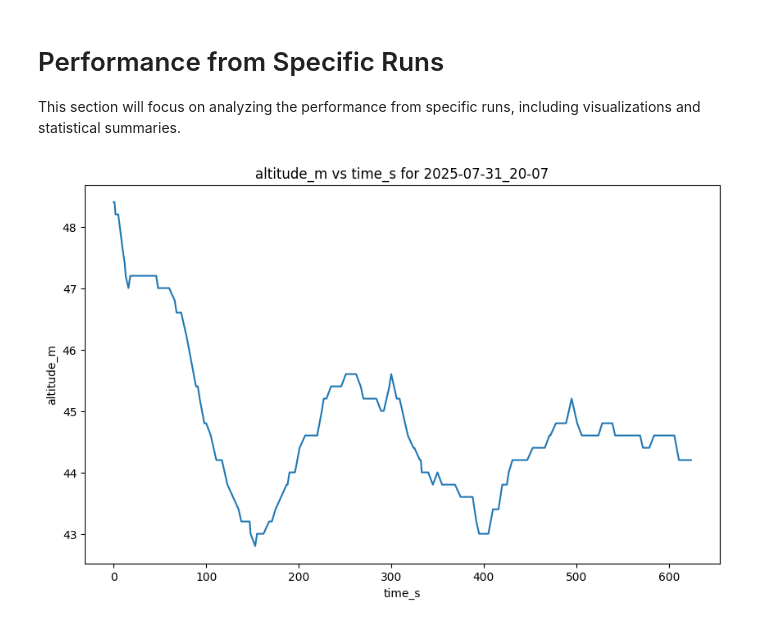
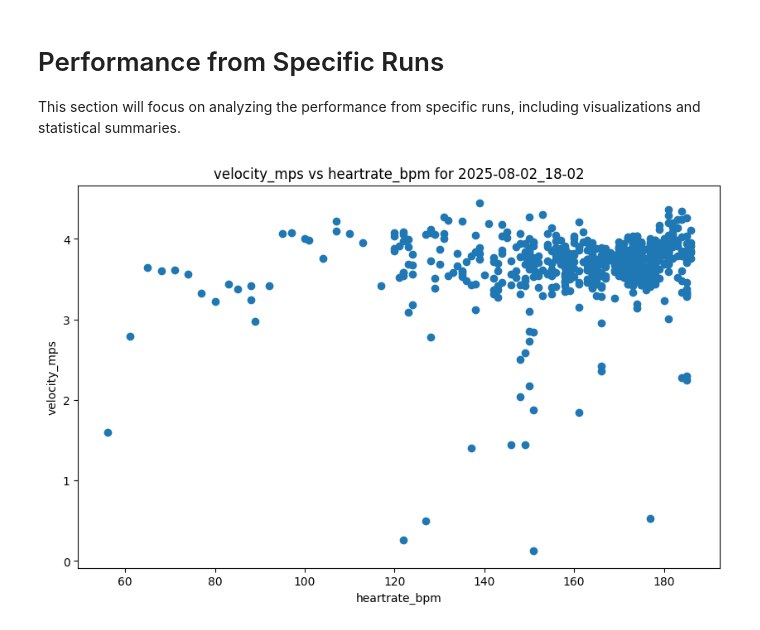
Before and after one commit to rei289/Marathon-Simulation, a Jupyter notebook: DataAnalysis.ipynb, the cells around one changed output. Cells and saved outputs as stored; diff of their text form; code cells hidden in the pictures.

```diff
--- a/DataAnalysis.ipynb
+++ b/DataAnalysis.ipynb
@@ -50,32 +50,42 @@ Text(0, 0.5, 'average_speed')
 This section will focus on analyzing the performance from specific runs, including visualizations and statistical summaries.
 # %%
 # date to analyze
-date = "2025-07-31"
+date = "2025-08-02"
 
-x = "time_s"
-y = "altitude_m"
+x = "heartrate_bpm"
+y = "velocity_mps"
+
+# x = "cadence_rpm"
+# x = "grade_percent"
+# x = "time_s"
+# y = "altitude_m"
+# y = "heartrate_bpm"
 # y = "cadence_rpm"
 
 # x_list = []
 # y_list = []
 
 # loop through all folders in the output folder
 for folder_name in os.listdir(output_folder):
     if date in folder_name:
         # first read the csv file
         csv_file_path = os.path.join(output_folder, folder_name, f"{folder_name}_streams.csv")
         data = pd.read_csv(csv_file_path)
 
+        # only look at when we are moving
+        data = data[data["moving"] == True]
+
         # get the time and cadence columns
         x_data = data[x]
         y_data = data[y]
 
         # plot this data
         plt.figure(figsize=(10, 6))
-        plt.plot(x_data, y_data, label=folder_name)
+        plt.scatter(x_data, y_data, label=folder_name)
+        # plt.plot(x_data, y_data, label=folder_name)
         plt.xlabel(x)
         plt.ylabel(y)
         plt.title(f"{y} vs {x} for {folder_name}")
         plt.show()
 # %% [output]
-[figure, old version]
+[figure, new version]
```
Also changed, not shown: parts of 2 cells of this notebook, 1 other file.
